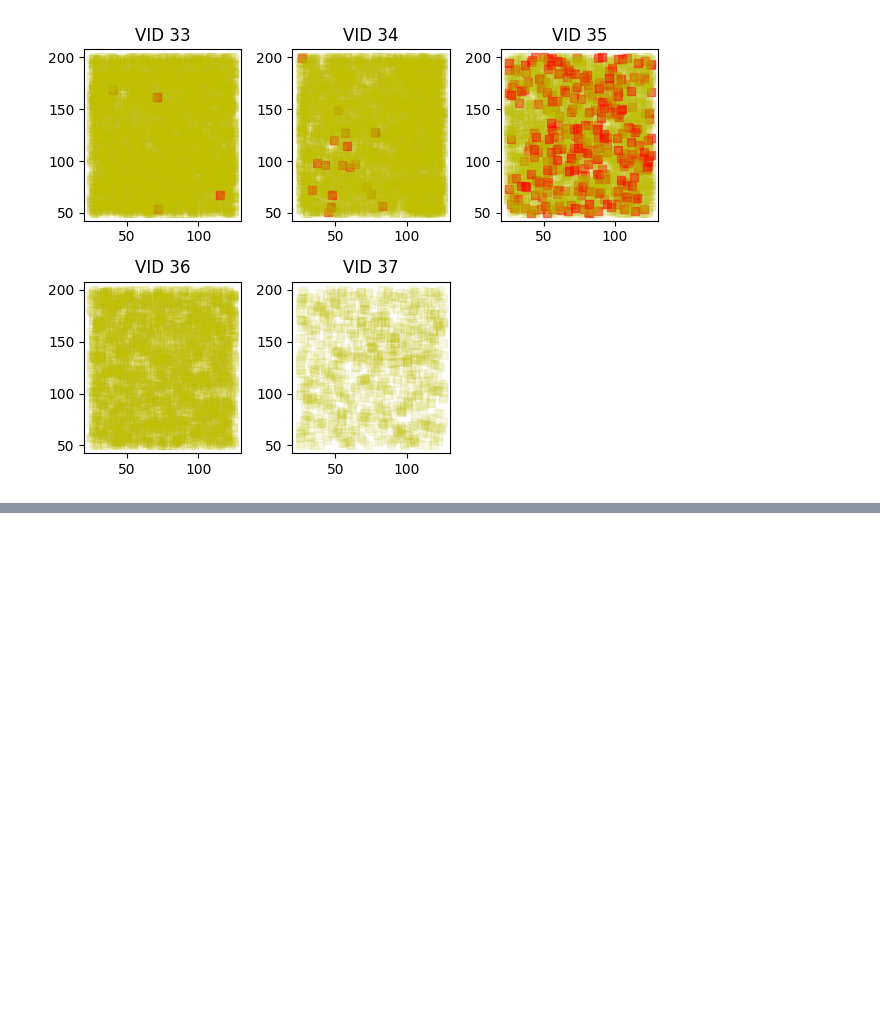
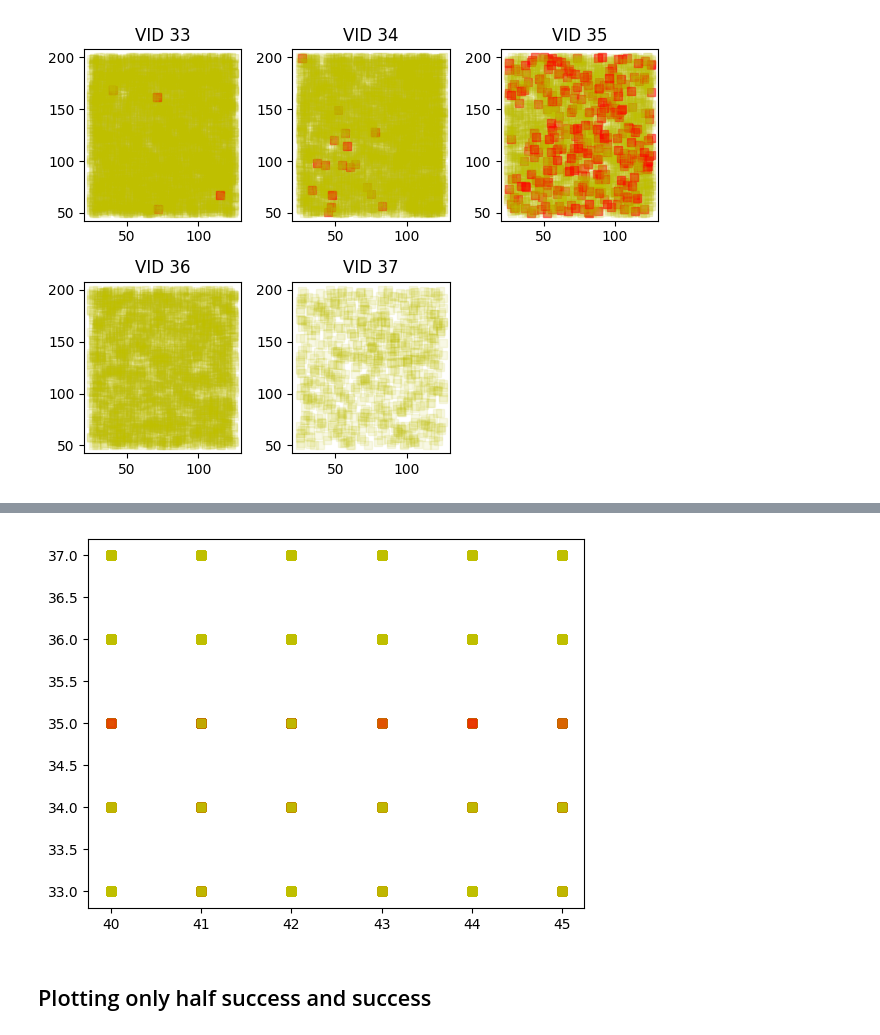
Before and after one commit to ceres-c/VU-Thesis, a Jupyter notebook: notebooks/plot_from_db.ipynb, the cells around one changed output, grey strips where cells are left out. Saved outputs shown, nothing was run; the diff lists cells and outputs as text; code cells hidden in the pictures; blank space fills up the shorter version.

```diff
--- a/notebooks/plot_from_db.ipynb
+++ b/notebooks/plot_from_db.ipynb
@@ -77,0 +93,16 @@ Results:
+# %%
+%matplotlib inline
+fig_vp_vf, ax_vp_vf = plt.subplots()
+
+for i, row in enumerate(rows):
+	[ext_offset, width, prep_voltage, prep_voltage, result_name, data, successes, result_a, result_b] = row
+	result = GlitchResult[result_name]
+
+	# if result in [GlitchResult.NORMAL, GlitchResult.SUCCESS, GlitchResult.HALF_SUCCESS]:
+	if result == GlitchResult.NORMAL:
+		continue
+	ax_vp_vf.plot(prep_voltage, prep_voltage, simplify_color[result], alpha=0.1 if result != GlitchResult.SUCCESS else 0.5)
+# %% [output]
+[figure, added]
+# %% [markdown]
+## Plotting only half success and success
```
Also changed, not shown: parts of 7 cells of this notebook, 3 other files.
